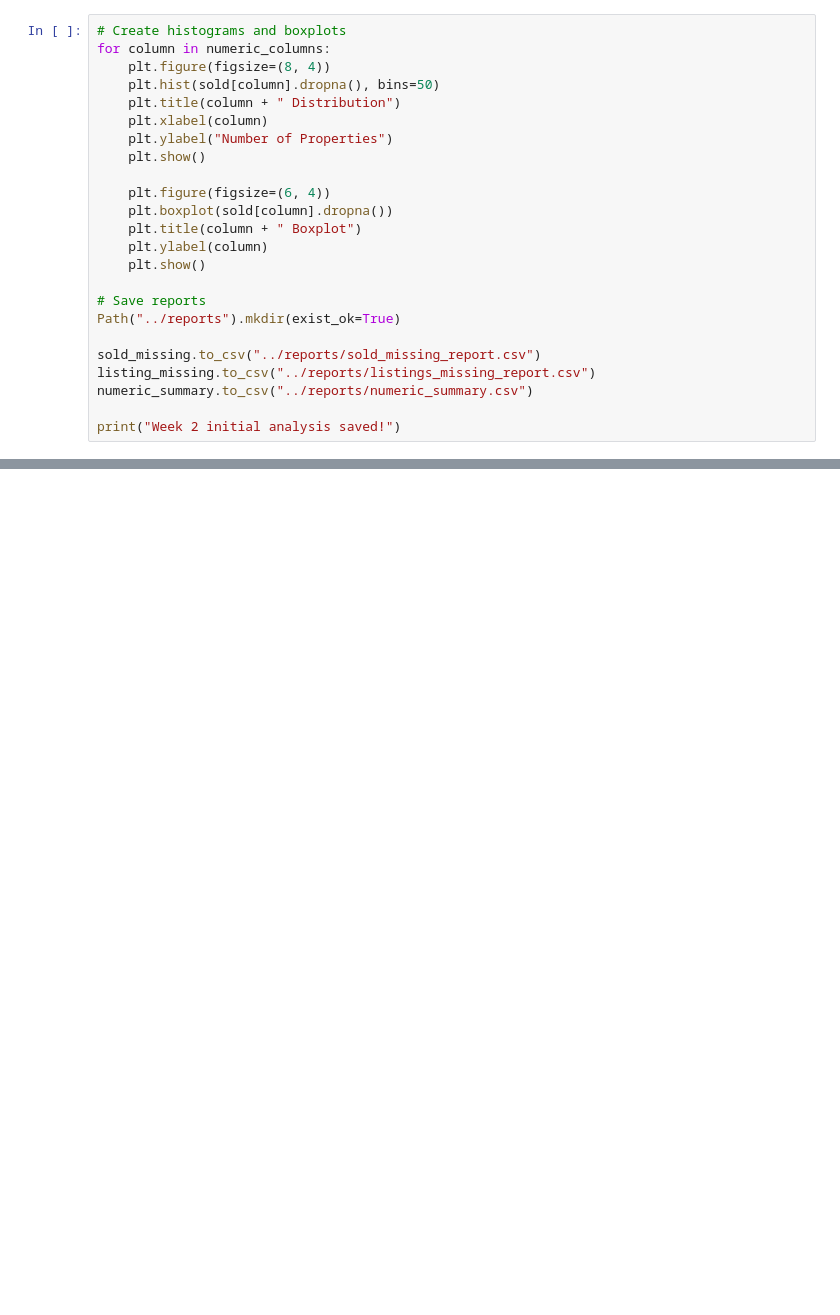
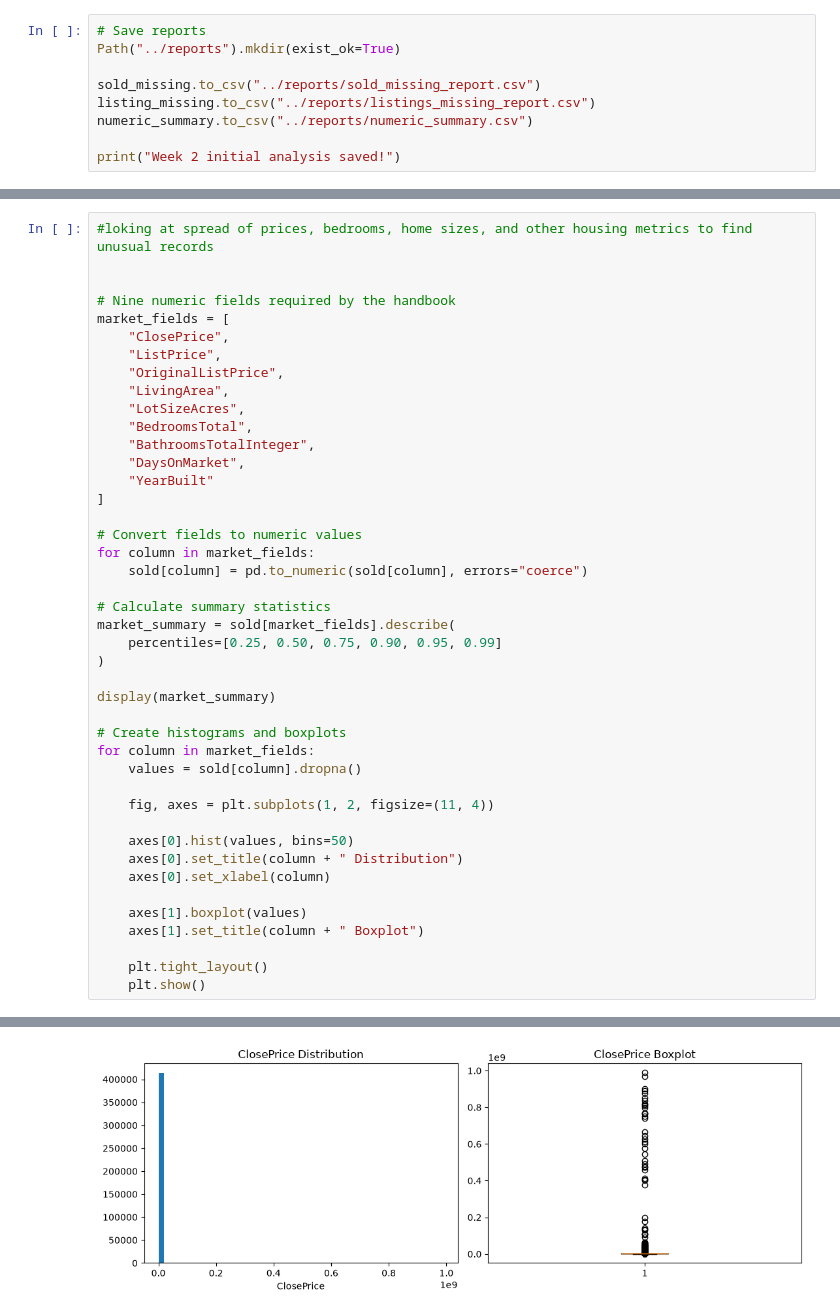
Before and after one commit to nabiiya/IDX-Exchange-Data-Analyst, a Jupyter notebook: scripts/week2_3_analysis.ipynb, the cells around one changed output, grey strips where cells are left out. Saved outputs shown, nothing was run; the diff lists cells and outputs as text; blank space fills up the shorter version.

```diff
--- a/scripts/week2_3_analysis.ipynb
+++ b/scripts/week2_3_analysis.ipynb
@@ -131,20 +131,5 @@ min    0.000000e+00  0.000000e+00    -288.000000
 max    9.895000e+08  1.702132e+07   12430.000000
 # %%
-# Create histograms and boxplots
-for column in numeric_columns:
-    plt.figure(figsize=(8, 4))
-    plt.hist(sold[column].dropna(), bins=50)
-    plt.title(column + " Distribution")
-    plt.xlabel(column)
-    plt.ylabel("Number of Properties")
-    plt.show()
-
-    plt.figure(figsize=(6, 4))
-    plt.boxplot(sold[column].dropna())
-    plt.title(column + " Boxplot")
-    plt.ylabel(column)
-    plt.show()
-
 # Save reports
 Path("../reports").mkdir(exist_ok=True)
 
@@ -163,0 +145,44 @@ Week 2 initial analysis saved!
+# %%
+#loking at spread of prices, bedrooms, home sizes, and other housing metrics to find unusual records
+
+
+# Nine numeric fields required by the handbook
+market_fields = [
+    "ClosePrice",
+    "ListPrice",
+    "OriginalListPrice",
+    "LivingArea",
+    "LotSizeAcres",
+    "BedroomsTotal",
+    "BathroomsTotalInteger",
+    "DaysOnMarket",
+    "YearBuilt"
+]
+
+# Convert fields to numeric values
+for column in market_fields:
+    sold[column] = pd.to_numeric(sold[column], errors="coerce")
+
+# Calculate summary statistics
+market_summary = sold[market_fields].describe(
+    percentiles=[0.25, 0.50, 0.75, 0.90, 0.95, 0.99]
+)
+
+display(market_summary)
+
+# Create histograms and boxplots
+for column in market_fields:
+    values = sold[column].dropna()
+
+    fig, axes = plt.subplots(1, 2, figsize=(11, 4))
+
+    axes[0].hist(values, bins=50)
+    axes[0].set_title(column + " Distribution")
+    axes[0].set_xlabel(column)
+
+    axes[1].boxplot(values)
+    axes[1].set_title(column + " Boxplot")
+
+    plt.tight_layout()
+    plt.show()
+# %% [output]
@@ -163,0 +201 @@ Week 2 initial analysis saved!
+[figure, added]
```
Also changed, not shown: parts of 12 cells of this notebook, 3 other files.
